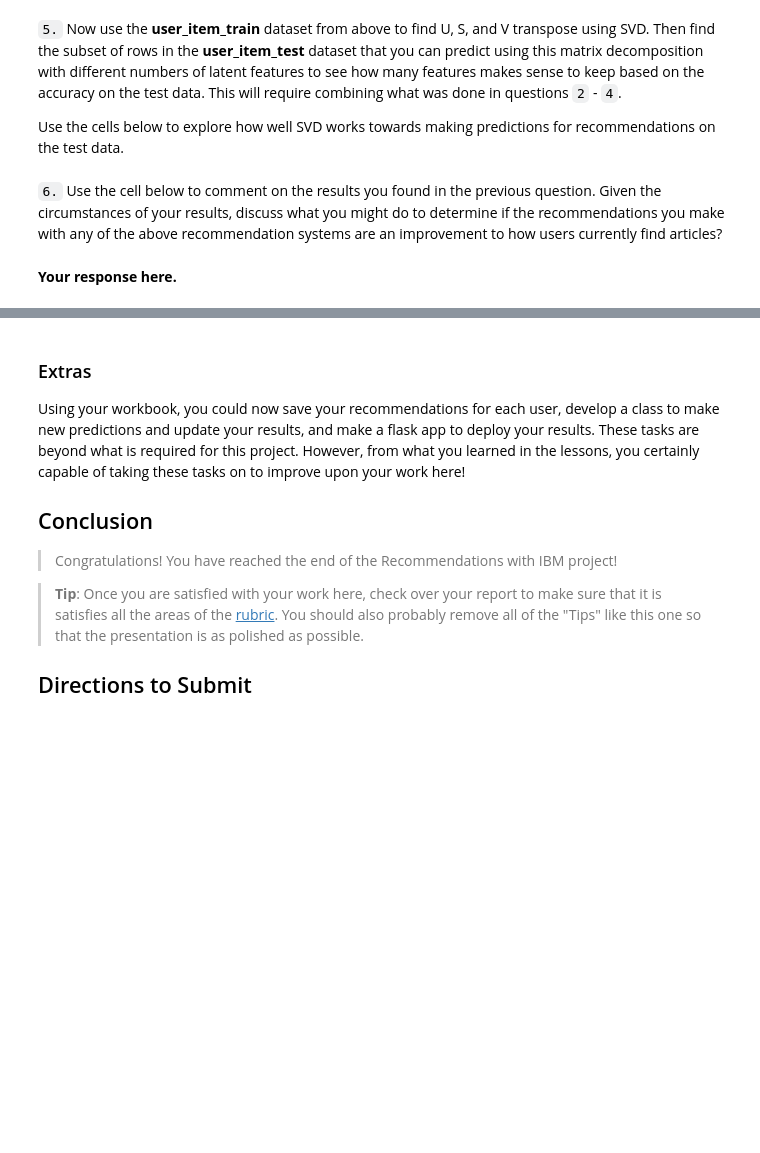
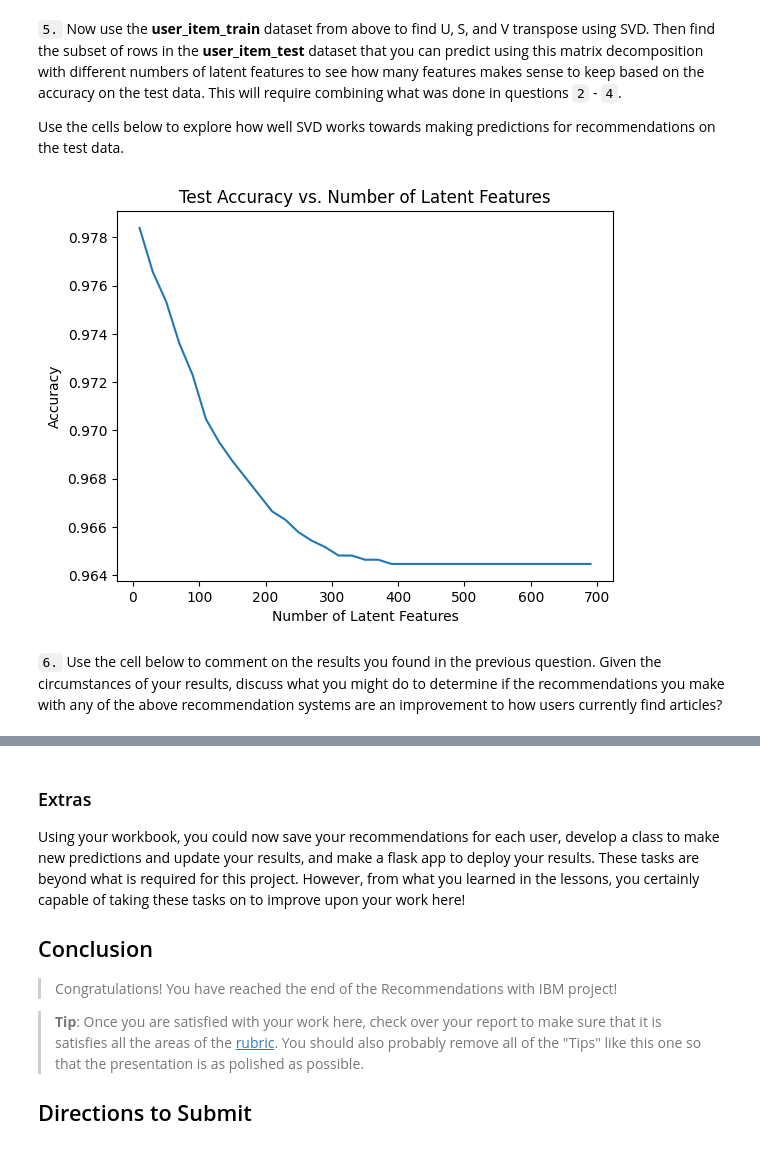
Before and after one commit to GianMan89/recommendation_engines, a Jupyter notebook: Recommendations_with_IBM.ipynb, the cells around one changed output, grey strips where cells are left out. Cells and saved outputs as stored; diff of their text form; code cells hidden in the pictures; blank space fills up the shorter version.

```diff
--- a/Recommendations_with_IBM.ipynb
+++ b/Recommendations_with_IBM.ipynb
@@ -804,12 +804,41 @@ Awesome job!  That's right!  All of the test movies are in the training data, bu
 
 Use the cells below to explore how well SVD works towards making predictions for recommendations on the test data.
 # %%
-# fit SVD on the user_item_train matrix
-u_train, s_train, vt_train = # fit svd similar to above then use the cells below
+# Fit SVD on the user_item_train matrix
+u_train, s_train, vt_train = np.linalg.svd(user_item_train) # fit svd similar to above then use the cells below
 # %%
 # Use these cells to see how well you can use the training
 # decomposition to predict on test data
+# Get u_test, vt_test
+user_ids = user_item_train.index.isin(test_idx)
+arts_ids = user_item_train.columns.isin(test_arts)
+
+u_test = u_train[user_ids, :]
+vt_test = vt_train[:, arts_ids]
+# %%
+#Iterate through latent features to predict and compare against actual test set
+from sklearn.metrics import accuracy_score
+num_latent_feats = np.arange(10,700+10,20)
+sum_errs = []
+
+for k in num_latent_feats:
+    # restructure with k latent features
+    s_new_train, u_new_train, vt_new_train = np.diag(s_train[:k]), u_train[:, :k], vt_train[:k, :]
+    u_new_test, vt_new_test =  u_test[:, :k], vt_test[:k, :]
+
+    # take dot product
+    user_item_est_test = np.around(np.dot(np.dot(u_new_test, s_new_train), vt_new_test))
+
+    # compute total errors
+    err = 1 - accuracy_score(user_item_test[user_item_test.index.isin(user_item_train.index)].values.flatten(), user_item_est_test.flatten())
+    sum_errs.append(err)
+# %%
+# Plot test accuracy and latent features
+plt.plot(num_latent_feats, 1 - np.array(sum_errs));
+plt.xlabel('Number of Latent Features');
+plt.ylabel('Accuracy');
+plt.title('Test Accuracy vs. Number of Latent Features');
+# %% [output]
+[figure, added]
 # %% [markdown]
 `6.` Use the cell below to comment on the results you found in the previous question. Given the circumstances of your results, discuss what you might do to determine if the recommendations you make with any of the above recommendation systems are an improvement to how users currently find articles?
-# %% [markdown]
-**Your response here.**
```
Also changed, not shown: parts of 4 cells of this notebook, 1 other file.
